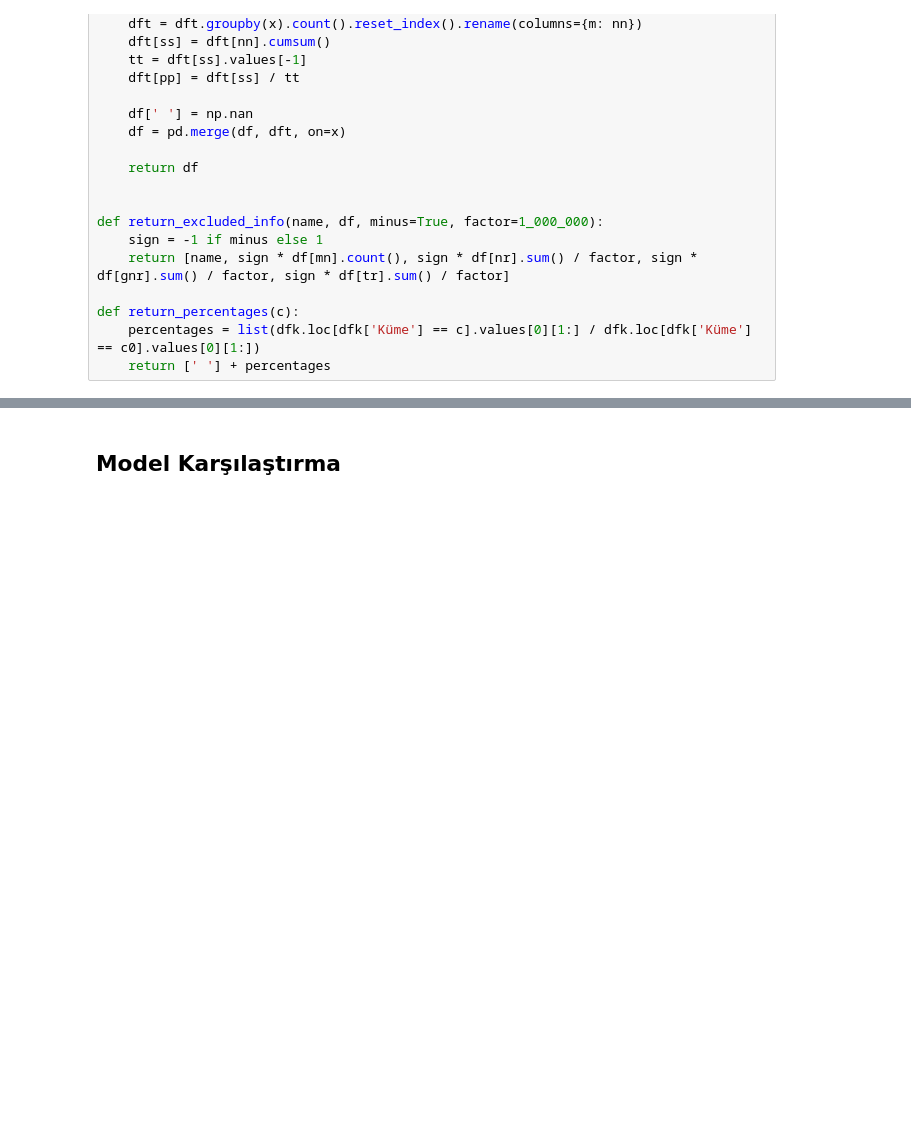
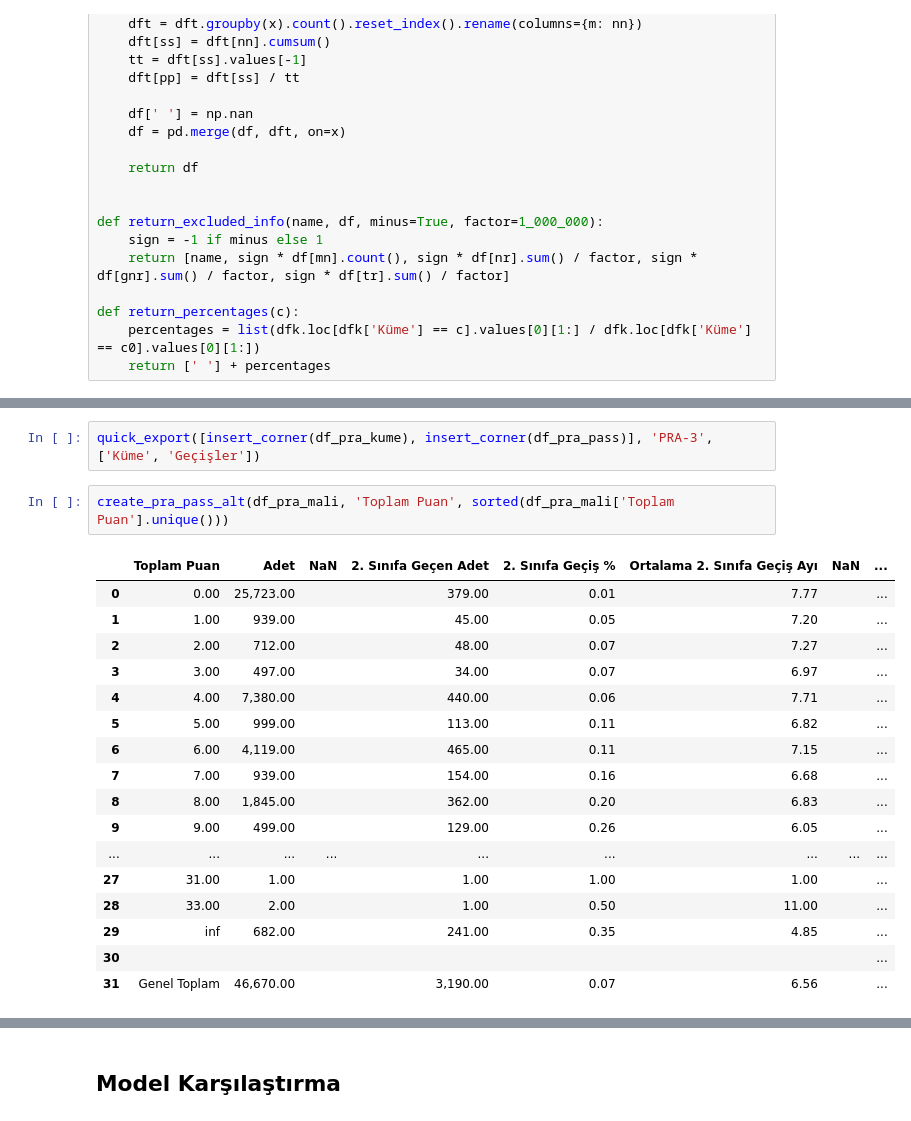
Before and after one commit to bkaanulgen/TCMB-Kur, a Jupyter notebook: PRA Agile v12.ipynb, the cells around one changed output, grey strips where cells are left out. Saved outputs shown, nothing was run; the diff lists cells and outputs as text; blank space fills up the shorter version.

```diff
--- a/PRA Agile v12.ipynb
+++ b/PRA Agile v12.ipynb
@@ -585,0 +1028,22 @@ df_pra_pass
+# %%
+quick_export([insert_corner(df_pra_kume), insert_corner(df_pra_pass)], 'PRA-3', ['Küme', 'Geçişler'])
+# %%
+create_pra_pass_alt(df_pra_mali, 'Toplam Puan', sorted(df_pra_mali['Toplam Puan'].unique()))
+# %% [output]
+|  | Toplam Puan | Adet | NaN | 2. Sınıfa Geçen Adet | 2. Sınıfa Geçiş % | Ortalama 2. Sınıfa Geçiş Ayı | NaN | ... |
+| 0 | 0.00 | 25,723.00 |  | 379.00 | 0.01 | 7.77 |  | ... |
+| 1 | 1.00 | 939.00 |  | 45.00 | 0.05 | 7.20 |  | ... |
+| 2 | 2.00 | 712.00 |  | 48.00 | 0.07 | 7.27 |  | ... |
+| 3 | 3.00 | 497.00 |  | 34.00 | 0.07 | 6.97 |  | ... |
+| 4 | 4.00 | 7,380.00 |  | 440.00 | 0.06 | 7.71 |  | ... |
+| 5 | 5.00 | 999.00 |  | 113.00 | 0.11 | 6.82 |  | ... |
+| 6 | 6.00 | 4,119.00 |  | 465.00 | 0.11 | 7.15 |  | ... |
+| 7 | 7.00 | 939.00 |  | 154.00 | 0.16 | 6.68 |  | ... |
+| 8 | 8.00 | 1,845.00 |  | 362.00 | 0.20 | 6.83 |  | ... |
+| 9 | 9.00 | 499.00 |  | 129.00 | 0.26 | 6.05 |  | ... |
+| ... | ... | ... | ... | ... | ... | ... | ... | ... |
+| 27 | 31.00 | 1.00 |  | 1.00 | 1.00 | 1.00 |  | ... |
+| 28 | 33.00 | 2.00 |  | 1.00 | 0.50 | 11.00 |  | ... |
+| 29 | inf | 682.00 |  | 241.00 | 0.35 | 4.85 |  | ... |
+| 30 |  |  |  |  |  |  |  | ... |
+| 31 | Genel Toplam | 46,670.00 |  | 3,190.00 | 0.07 | 6.56 |  | ... |
```
Also changed, not shown: parts of 30 cells of this notebook, 12 other files.
